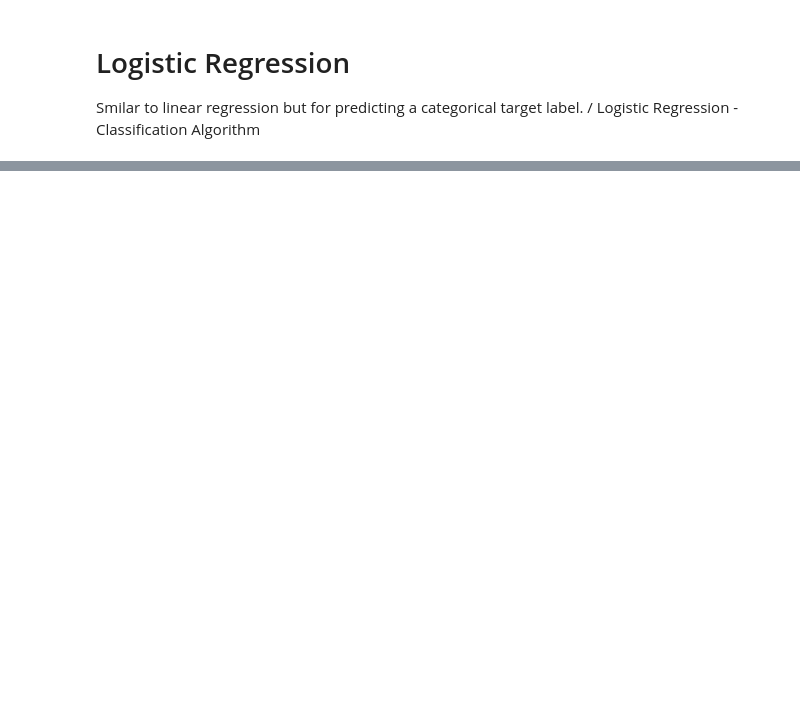
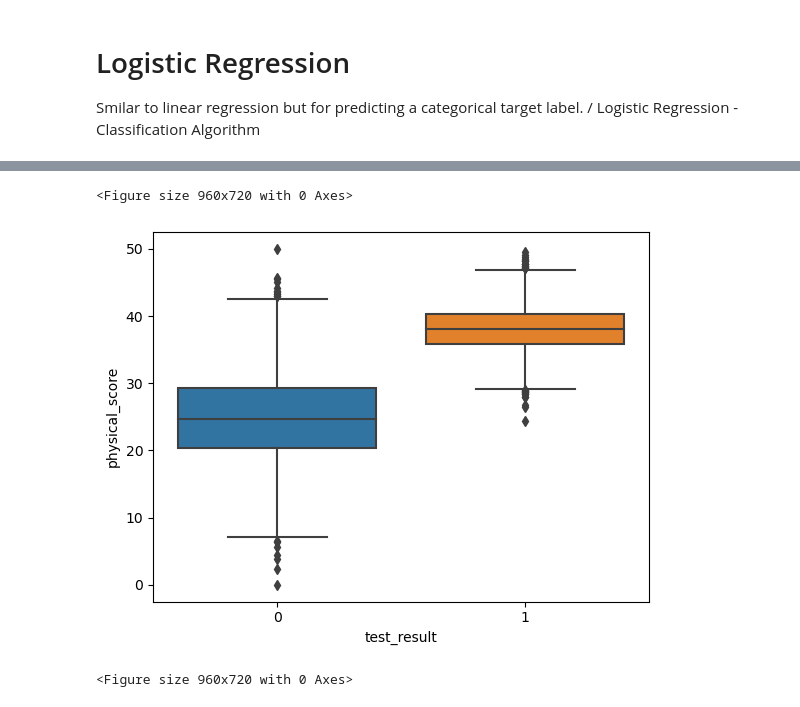
Before and after one commit to NadeemDin/ML-Logistic-Regression, a Jupyter notebook: Logistic Regression Notes.ipynb, the cells around one changed output, grey strips where cells are left out. Saved outputs shown, nothing was run; the diff lists cells and outputs as text; code cells hidden in the pictures; blank space fills up the shorter version.

```diff
--- a/Logistic Regression Notes.ipynb
+++ b/Logistic Regression Notes.ipynb
@@ -76,0 +121,7 @@ df = pd.read_csv()
+# %%
+sns.boxplot(x='test_result',y='physical_score',data=df)
+plt.figure(dpi=150)
+# %% [output]
+<Figure size 960x720 with 0 Axes>
+[figure, added]
+<Figure size 960x720 with 0 Axes>
```
Also changed, not shown: parts of 41 cells of this notebook.
